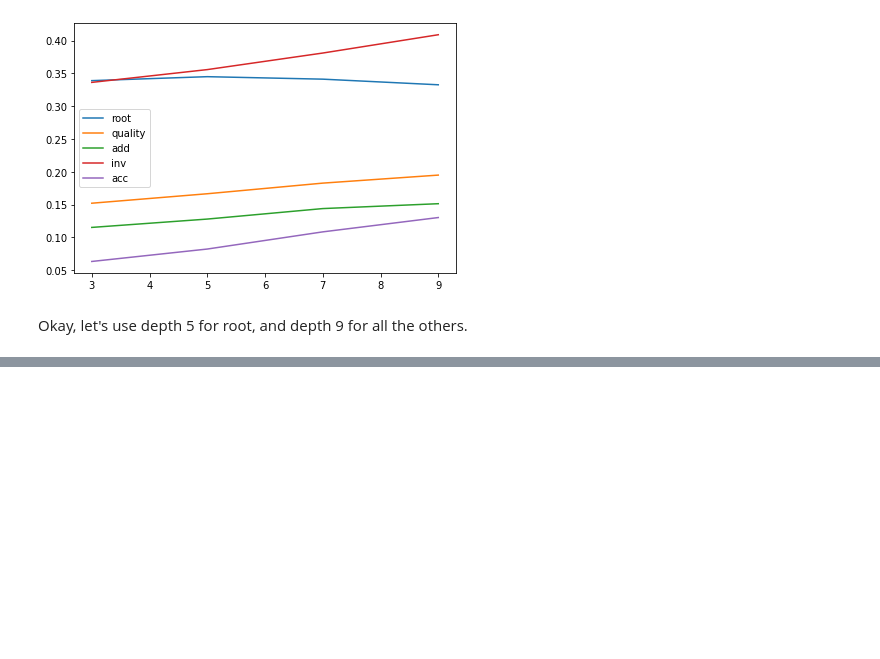
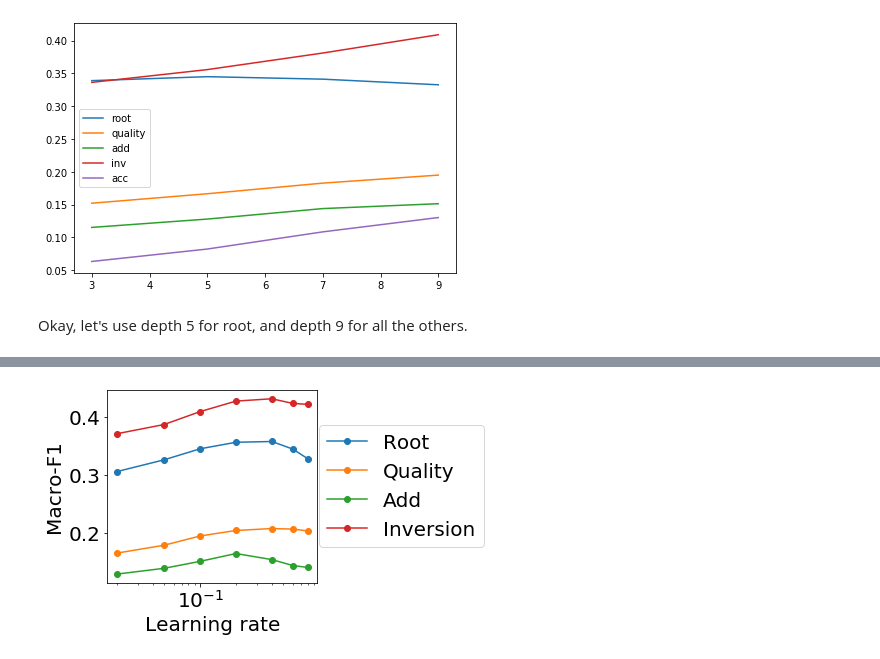
Before and after one commit to tristanlmiller/auto-guitar-tabs, a Jupyter notebook: Model tuning.ipynb, the cells around one changed output, grey strips where cells are left out. Saved outputs shown, nothing was run; the diff lists cells and outputs as text; code cells hidden in the pictures; blank space fills up the shorter version.

```diff
--- a/Model tuning.ipynb
+++ b/Model tuning.ipynb
@@ -241,14 +260,17 @@ metrics.append(pickle.load(open("Models/xgb_l04_metrics.pkl", 'rb')))
 # %%
-learning_rate = [0.02,0.05,0.1,0.2,0.4]
-plt.figure(figsize=(6,4))
+learning_rate = [0.02,0.05,0.1,0.2,0.4,0.6,0.8]
+plt.rc('font', size=20)
+plt.figure(figsize=(8,4))
 plt.plot(learning_rate, [m['root_macro_valid'] for m in metrics],'-o');
 plt.plot(learning_rate, [m['quality_macro_valid'] for m in metrics],'-o');
 plt.plot(learning_rate, [m['add_macro_valid'] for m in metrics],'-o');
 plt.plot(learning_rate, [m['inv_macro_valid'] for m in metrics],'-o');
-plt.plot(learning_rate, [m['total_acc_valid'] for m in metrics],'-o');
+#plt.plot(learning_rate, [m['total_acc_valid'] for m in metrics],'-o');
 plt.xlabel('Learning rate')
-plt.ylabel('Performance (preliminary)')
+plt.ylabel('Macro-F1')
 plt.xscale('log')
-plt.legend(['F1 Root','F1 Quality','F1 Add','F1 Inversion','Total accuracy'],bbox_to_anchor=(1.3, .5),loc='center')
+plt.legend(['Root','Quality','Add','Inversion'],bbox_to_anchor=(1.4, .5),loc='center')
 plt.tight_layout()
-#plt.savefig('images/xgb_validation')
+plt.savefig('images/xgb_validation')
+# %% [output]
+[figure, added]
```
Also changed, not shown: parts of 5 cells of this notebook, 1 other file.
